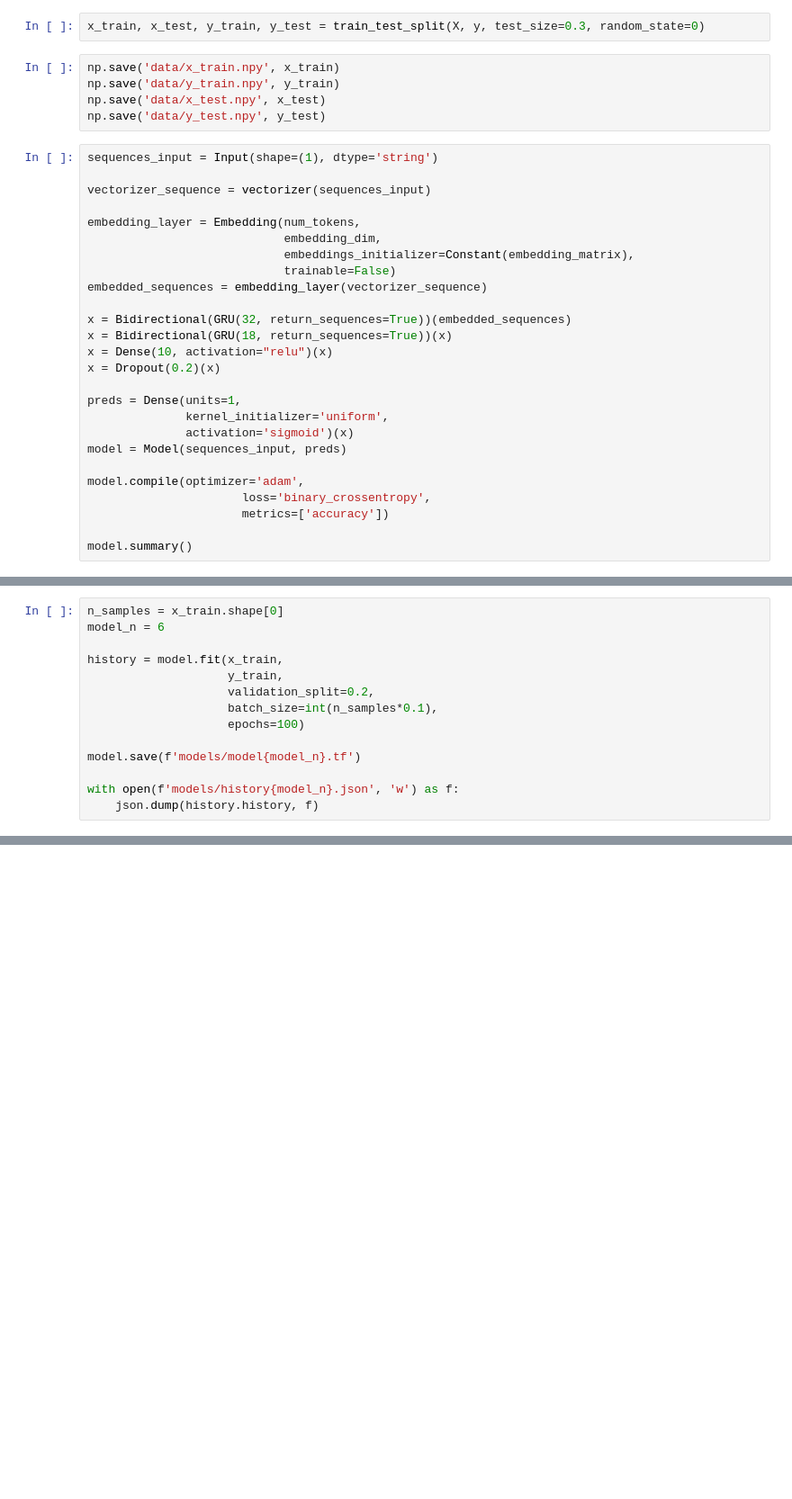
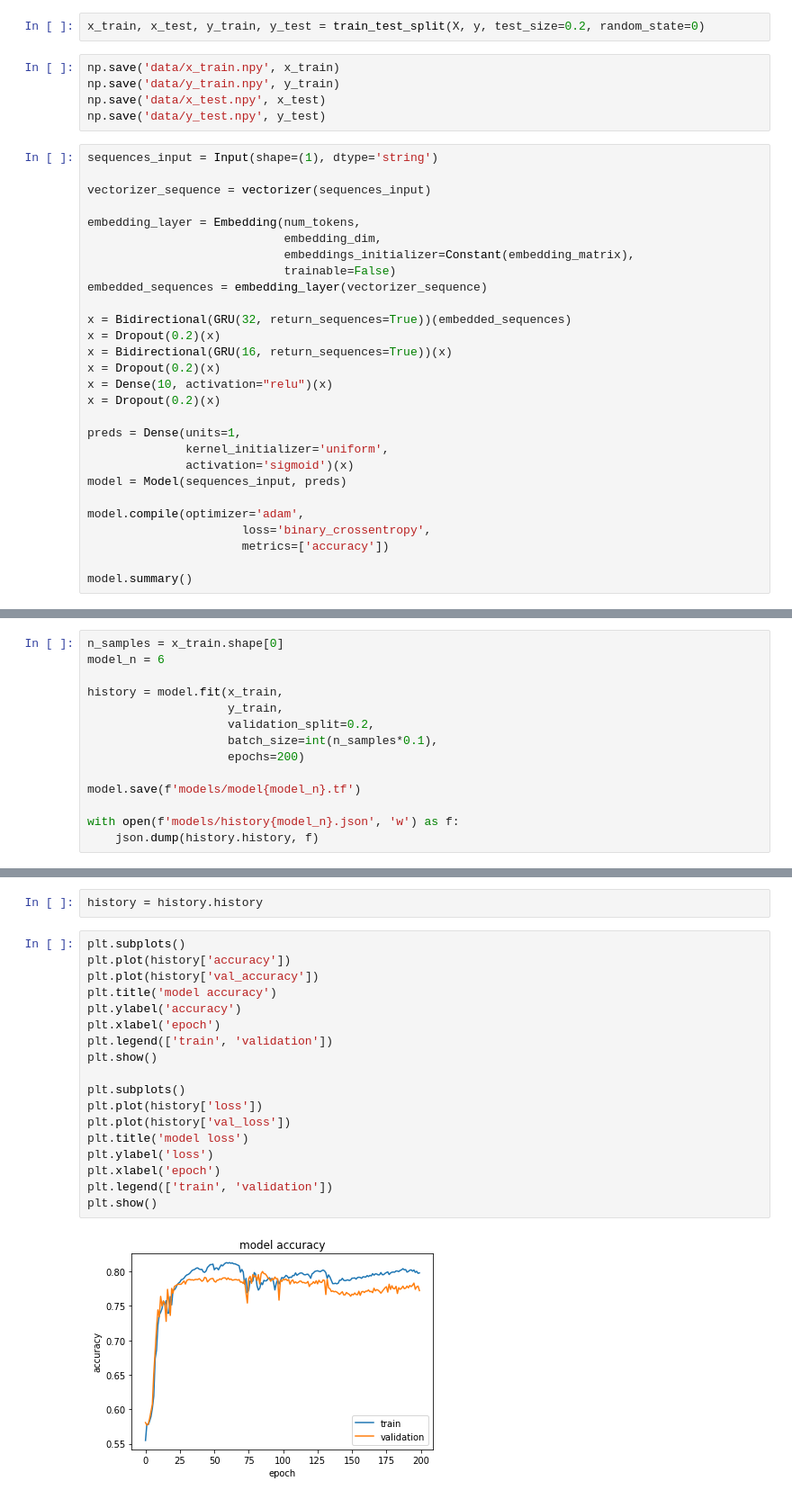
Before and after one commit to daniyar-kbv/DisasterTweets, a Jupyter notebook: dan/model_building.ipynb, the cells around one changed output, grey strips where cells are left out. Shown at 90% size. Saved outputs shown, nothing was run; the diff lists cells and outputs as text; blank space fills up the shorter version.

Commit message:
model 6

```diff
--- a/dan/model_building.ipynb
+++ b/dan/model_building.ipynb
@@ -37,7 +33,7 @@ print(y.shape)
 (7613,)
 (7613, 1)
 # %%
-x_train, x_test, y_train, y_test = train_test_split(X, y, test_size=0.3, random_state=0)
+x_train, x_test, y_train, y_test = train_test_split(X, y, test_size=0.2, random_state=0)
 # %%
 np.save('data/x_train.npy', x_train)
 np.save('data/y_train.npy', y_train)
@@ -55,7 +51,9 @@ embedding_layer = Embedding(num_tokens,
 embedded_sequences = embedding_layer(vectorizer_sequence)
 
 x = Bidirectional(GRU(32, return_sequences=True))(embedded_sequences)
-x = Bidirectional(GRU(18, return_sequences=True))(x)
+x = Dropout(0.2)(x)
+x = Bidirectional(GRU(16, return_sequences=True))(x)
+x = Dropout(0.2)(x)
 x = Dense(10, activation="relu")(x)
 x = Dropout(0.2)(x)
 
@@ -95,7 +93,7 @@ history = model.fit(x_train,
                     y_train,
                     validation_split=0.2,
                     batch_size=int(n_samples*0.1),
-                    epochs=100)
+                    epochs=200)
 
 model.save(f'models/model{model_n}.tf')
 
@@ -145,0 +210,22 @@ WARNING:absl:<keras.layers.recurrent.GRUCell object at 0x...> has the same name
+# %%
+history = history.history
+# %%
+plt.subplots()
+plt.plot(history['accuracy'])
+plt.plot(history['val_accuracy'])
+plt.title('model accuracy')
+plt.ylabel('accuracy')
+plt.xlabel('epoch')
+plt.legend(['train', 'validation'])
+plt.show()
+
+plt.subplots()
+plt.plot(history['loss'])
+plt.plot(history['val_loss'])
+plt.title('model loss')
+plt.ylabel('loss')
+plt.xlabel('epoch')
+plt.legend(['train', 'validation'])
+plt.show()
+# %% [output]
+[figure, added]
```
Also changed, not shown: parts of 13 cells of this notebook, 2 other files.
